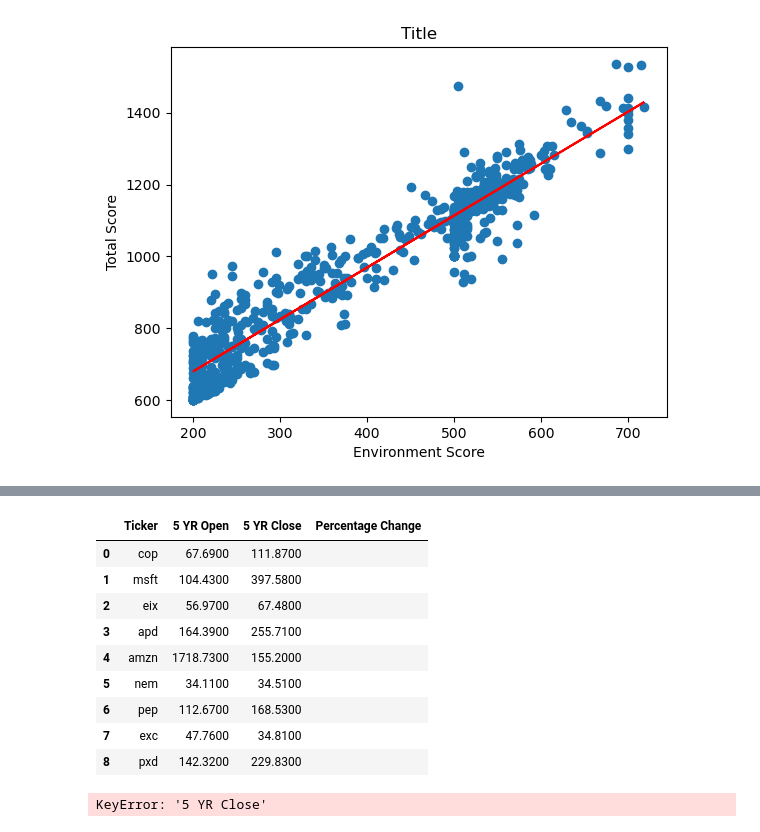
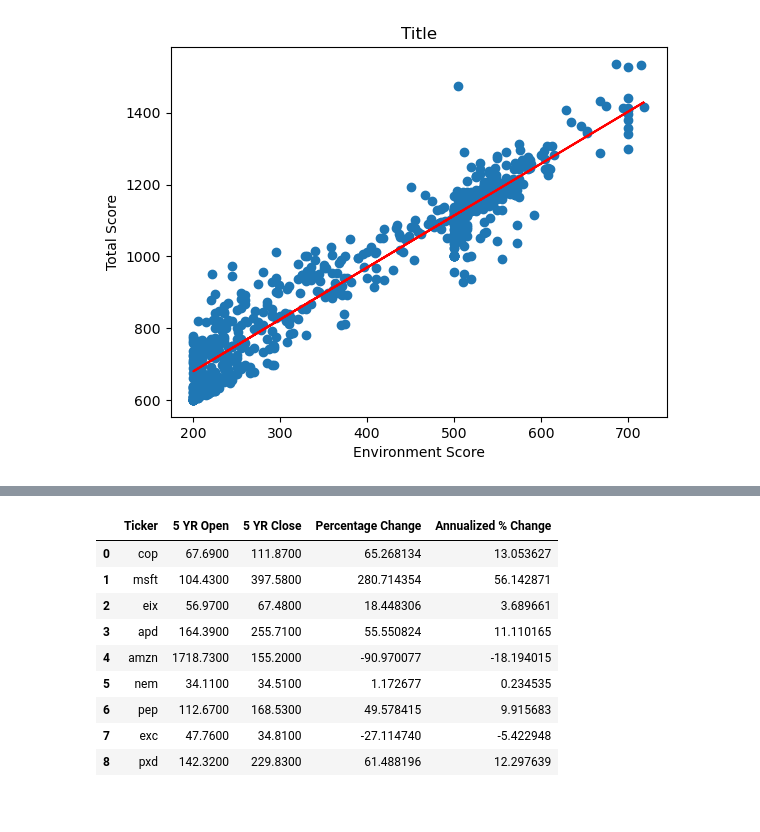
Before and after one commit to r-swift/Group-4-Project-1, a Jupyter notebook: ESG.ipynb, the cells around one changed output, grey strips where cells are left out. Cells and saved outputs as stored; diff of their text form; code cells hidden in the pictures.

```diff
--- a/ESG.ipynb
+++ b/ESG.ipynb
@@ -336,22 +334,25 @@ The r-squared is: 0.9188200473463445
 stock_data = []
 
 esg_stock_list = ['cop', 'msft', 'eix', 'abnb', 'apd', 'amzn', 'nem', 'pep', 'exc', 'pxd' ]
-
+api_key = alpha_api_key
 
 for stock in esg_stock_list:
 
-    url = f"https://www.alphavantage.co/query?function=TIME_SERIES_MONTHLY&symbol={stock}&interval=60min&month=2019-1&outputsize=full&apikey=7CJJK2F0B3CJS22J"
+    url = f"https://www.alphavantage.co/query?function=TIME_SERIES_MONTHLY&symbol={stock}&interval=60min&month=2019-1&outputsize=full&apikey={api_key}"
 
     try:
         stock_info_return = requests.get(url)
         data = stock_info_return.json()
         five_yr_start = data['Monthly Time Series']['2019-01-31']['4. close']
         five_yr_end = data['Monthly Time Series']['2024-01-31']['4. close']
-
+        perc_change = (((float(five_yr_end))-(float(five_yr_start)))/(float(five_yr_start)))*100
+        annual_change = ((((float(five_yr_end))-(float(five_yr_start)))/(float(five_yr_start)))*100)/5
 
         stock_data.append({"Ticker": stock,
                             "5 YR Open": five_yr_start,
-                            "5 YR Close": five_yr_end})
+                            "5 YR Close": five_yr_end,
+                            "Percentage Change": perc_change,
+                            "Annualized % Change": annual_change})
         print(f'Data found for {stock}')
     except:
         print(f'skipping {stock}, data not found')
@@ -378,29 +373,14 @@ Data found for pxd
 # %%
 stock_data_df = pd.DataFrame(stock_data)
-stock_data_df["Percentage Change"] = ""
 stock_data_df
 # %% [output]
-|  | Ticker | 5 YR Open | 5 YR Close | Percentage Change |
-| 0 | cop | 67.6900 | 111.8700 |  |
-| 1 | msft | 104.4300 | 397.5800 |  |
-| 2 | eix | 56.9700 | 67.4800 |  |
-| 3 | apd | 164.3900 | 255.7100 |  |
-| 4 | amzn | 1718.7300 | 155.2000 |  |
-| 5 | nem | 34.1100 | 34.5100 |  |
-| 6 | pep | 112.6700 | 168.5300 |  |
-| 7 | exc | 47.7600 | 34.8100 |  |
-| 8 | pxd | 142.3200 | 229.8300 |  |
+|  | Ticker | 5 YR Open | 5 YR Close | Percentage Change | Annualized % Change |
+| 0 | cop | 67.6900 | 111.8700 | 65.268134 | 13.053627 |
+| 1 | msft | 104.4300 | 397.5800 | 280.714354 | 56.142871 |
+| 2 | eix | 56.9700 | 67.4800 | 18.448306 | 3.689661 |
+| 3 | apd | 164.3900 | 255.7100 | 55.550824 | 11.110165 |
+| 4 | amzn | 1718.7300 | 155.2000 | -90.970077 | -18.194015 |
+| 5 | nem | 34.1100 | 34.5100 | 1.172677 | 0.234535 |
+| 6 | pep | 112.6700 | 168.5300 | 49.578415 | 9.915683 |
+| 7 | exc | 47.7600 | 34.8100 | -27.114740 | -5.422948 |
+| 8 | pxd | 142.3200 | 229.8300 | 61.488196 | 12.297639 |
-# %%
-#Trying to figure out how to run formula on the dataframe and output to new column
-#perc_change=(((float(five_yr_end))-(float(five_yr_start)))/(float(five_yr_start)))*100
-
-five_yr_end = stock_data_df.loc["5 YR Close"]
-five_yr_start = stock_data_df.loc["5 YR Open"]
-
-perc_change = (((float(five_yr_end))-(float(five_yr_start)))/(float(five_yr_start)))*100
-
-
-stock_data_df["Percentage Change"] = perc_change
-stock_data_df
-# %% [output]
-KeyError: '5 YR Close'
```
Also changed, not shown: parts of 3 cells of this notebook.
